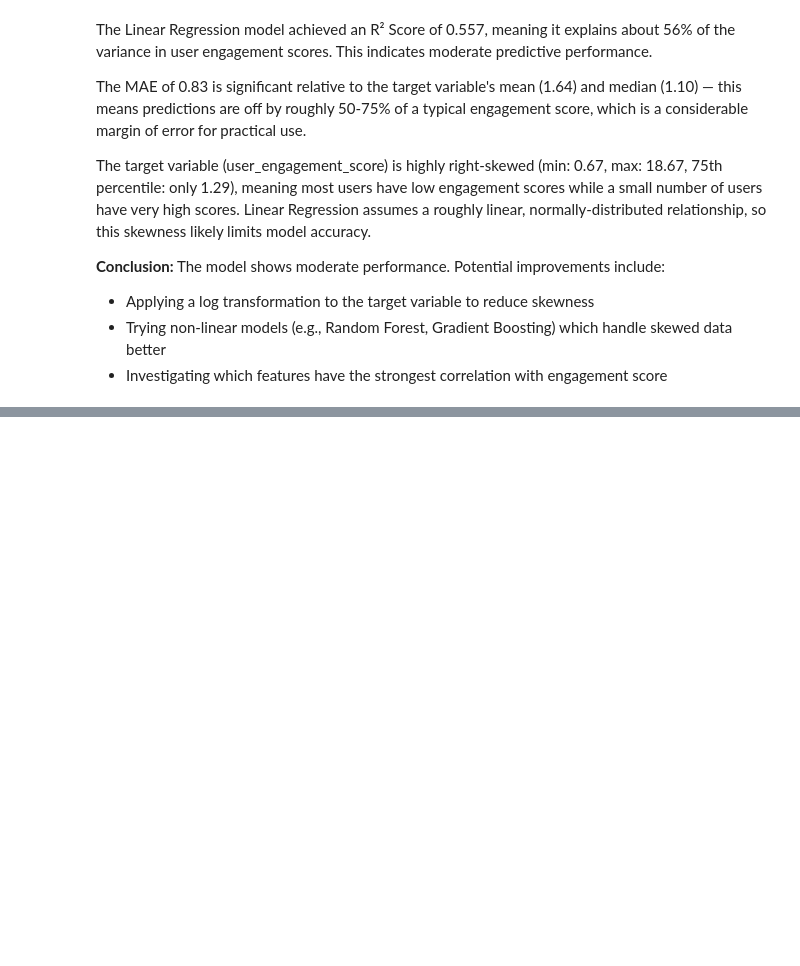
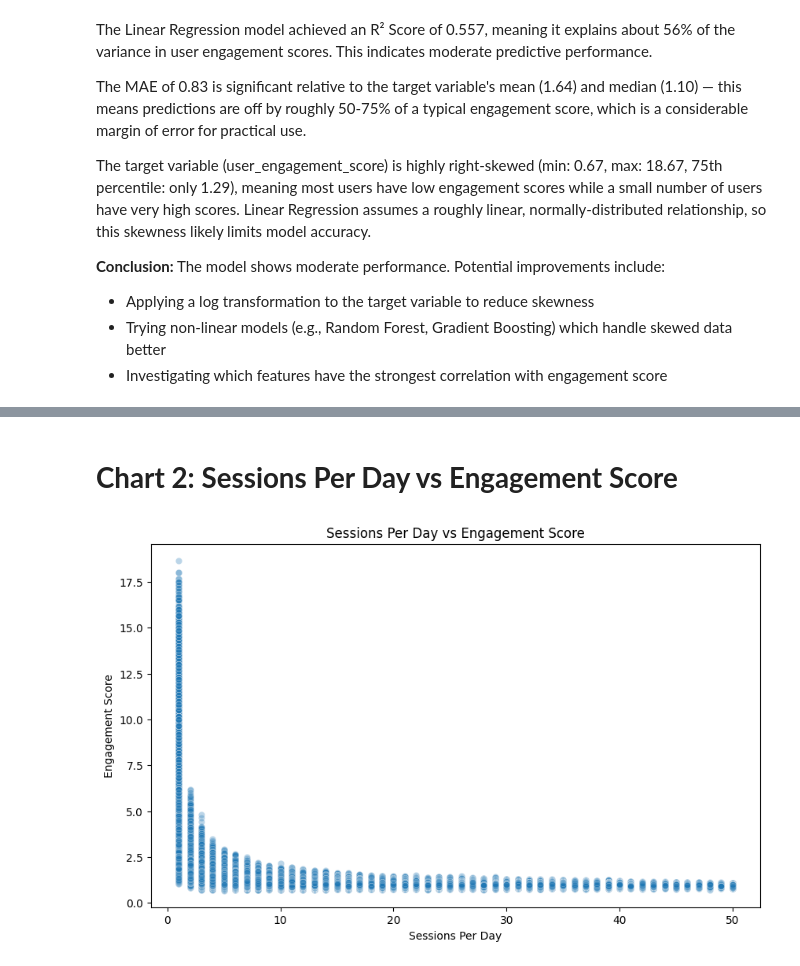
Before and after one commit to AiWriter404/social-media-engagement-prediction, a Jupyter notebook: social-media-engagement-prediction.ipynb, the cells around one changed output, grey strips where cells are left out. Cells and saved outputs as stored; diff of their text form; code cells hidden in the pictures; blank space fills up the shorter version.

```diff
--- a/social-media-engagement-prediction.ipynb
+++ b/social-media-engagement-prediction.ipynb
@@ -277,0 +297,11 @@ relationship, so this skewness likely limits model accuracy.
+# %% [markdown]
+# **Chart 2: Sessions Per Day vs Engagement Score**
+# %%
+plt.figure(figsize=(10,6))
+sns.scatterplot(x='sessions_per_day', y='user_engagement_score', data=df, alpha=0.3)
+plt.title('Sessions Per Day vs Engagement Score')
+plt.xlabel('Sessions Per Day')
+plt.ylabel('Engagement Score')
+plt.show()
+# %% [output]
+[figure, added]
```
Also changed, not shown: parts of 7 cells of this notebook.
